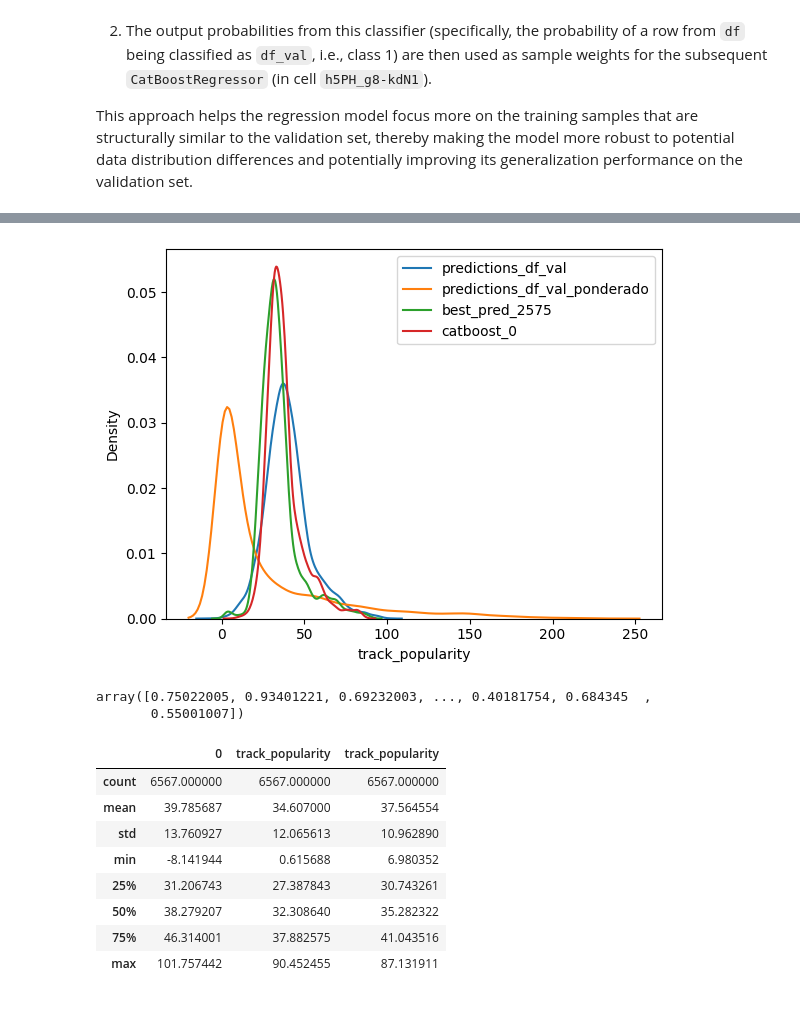
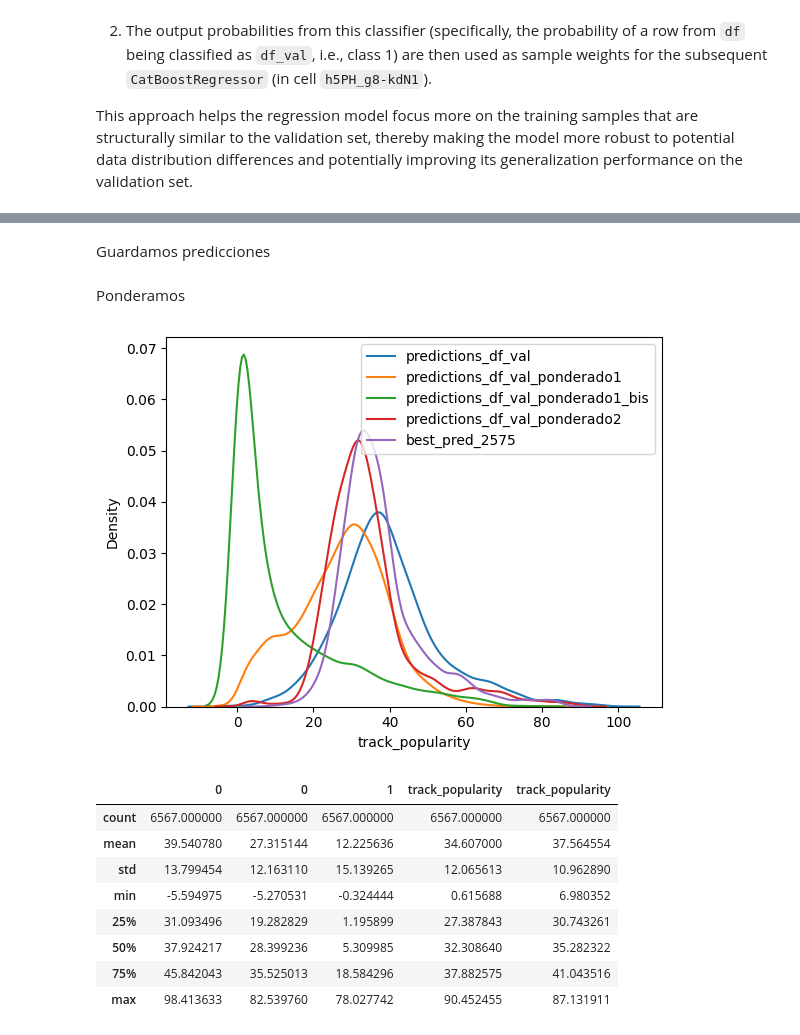
Before and after one commit to ichiP245/TP_Kaggle_Predictivo, a Jupyter notebook: Notebooks/AdversarialValidation.ipynb, the cells around one changed output, grey strips where cells are left out. Saved outputs shown, nothing was run; the diff lists cells and outputs as text; code cells hidden in the pictures.

```diff
--- a/Notebooks/AdversarialValidation.ipynb
+++ b/Notebooks/AdversarialValidation.ipynb
@@ -109,9 +109,8 @@ features_to_drop = [
     'playlist_genre', 'playlist_subgenre', 'Unnamed: 0'
 ]
 X_clf = df_combined_for_classification.drop(columns=features_to_drop, errors='ignore')
-
-# Identify categorical features for CatBoost
 categorical_features_indices = X_clf.select_dtypes(include=['object', 'category']).columns.tolist()
+X_train, X_test, y_train, y_test = train_test_split(X_clf, y_clf, test_size=0.2, random_state=42)
 
 print(f"Number of features for classification: {X_clf.shape[1]}")
 print(f"Categorical features: {categorical_features_indices}")
@@ -129,16 +128,16 @@ cat_clf = CatBoostClassifier(
 )
 
 print("Training CatBoost Classifier...")
-cat_clf.fit(X_clf, y_clf)
+cat_clf.fit(X_train, y_train)
 
 print("CatBoost Classifier trained successfully.")
 
 # You can now use cat_clf to make predictions or evaluate its performance
 # For example, to get prediction probabilities:
 # y_pred_proba = cat_clf.predict_proba(X_clf)
-# To get class predictions:
-y_pred = cat_clf.predict(X_clf)
-print(f"Classification report:\n{classification_report(y_clf, y_pred)}")
+
+y_pred = cat_clf.predict(X_test)
+print(f"Classification report:\n{classification_report(y_test, y_pred)}")
 # %% [output]
 Number of features for classification: 86
 Categorical features: ['track_artist', 'track_album_id', 'key', 'mode', 'grupo_anio', 'len_playlist_name', 'most_extreme_feature', 'tonality', 'tiene_mes_y_dia', 'mes', 'dia']
@@ -278,0 +299,2 @@ df_preds = pd.DataFrame(
+# %% [markdown]
+Guardamos predicciones
@@ -279,33 +304,47 @@ df_preds = pd.DataFrame(
+# %% [markdown]
+Ponderamos
+# %%
+df_ponderado_prob_ser_val = pd.DataFrame(
+    {'Predicciones': predictions_df_val,
+     'Prob': (cat_clf.predict_proba(X_reg_val.iloc[:len(df)])[:, 1])
+     }
+)
+
+df_ponderado_prob_NO_ser_val = pd.DataFrame(
+    {'Predicciones': predictions_df_val,
+     'Prob': (1- (cat_clf.predict_proba(X_reg_val.iloc[:len(df)])[:, 1]))
+     }
+)
 # %%
 best_pred_2575 = pd.read_csv('https://raw.githubusercontent.com/ichiP245/TP_Kaggle_Predictivo/refs/heads/main/Submissions/avg_leak_plus_track_id_2575.csv')
 catboost_0 = pd.read_csv('https://raw.githubusercontent.com/ichiP245/TP_Kaggle_Predictivo/refs/heads/main/Submissions/submission_catboost0.csv')
 
 sns.kdeplot(predictions_df_val)
-sns.kdeplot(df_preds['Predicciones']*((df_preds['Prob_ser_Kaggle']*3)))
+sns.kdeplot(df_ponderado_prob_ser_val['Predicciones']*df_ponderado_prob_ser_val['Prob'])
+# sns.kdeplot((df_ponderado_prob_ser_val['Prob']*2)*predictions_df_val)
+sns.kdeplot(df_ponderado_prob_NO_ser_val['Predicciones']*df_ponderado_prob_NO_ser_val['Prob'])
 sns.kdeplot(best_pred_2575['track_popularity'])
 sns.kdeplot(catboost_0['track_popularity'])
-plt.legend(['predictions_df_val', 'predictions_df_val_ponderado', 'best_pred_2575', 'catboost_0'])
+
+plt.legend(['predictions_df_val','predictions_df_val_ponderado1','predictions_df_val_ponderado1_bis','predictions_df_val_ponderado2', 'best_pred_2575', 'catboost_0'])
 plt.show()
 # %% [output]
-[figure, old version]
+[figure, new version]
-# %%
-1-prob_is_df_val_for_df_rows
-# %% [output]
-array([0.75022005, 0.93401221, 0.69232003, ..., 0.40181754, 0.684345  ,
-       0.55001007])
 # %%
 pd.concat([
     pd.DataFrame(predictions_df_val).describe(),
+    (df_ponderado_prob_ser_val['Predicciones']*df_ponderado_prob_ser_val['Prob']).describe(),
+    (df_ponderado_prob_NO_ser_val['Predicciones']*df_ponderado_prob_NO_ser_val['Prob']).describe(),
     best_pred_2575['track_popularity'].describe(),
     catboost_0['track_popularity'].describe()
 ], axis=1)
 # %% [output]
-|  | 0 | track_popularity | track_popularity |
-| count | 6567.000000 | 6567.000000 | 6567.000000 |
-| mean | 39.785687 | 34.607000 | 37.564554 |
-| std | 13.760927 | 12.065613 | 10.962890 |
-| min | -8.141944 | 0.615688 | 6.980352 |
-| 25% | 31.206743 | 27.387843 | 30.743261 |
-| 50% | 38.279207 | 32.308640 | 35.282322 |
-| 75% | 46.314001 | 37.882575 | 41.043516 |
-| max | 101.757442 | 90.452455 | 87.131911 |
+|  | 0 | 0 | 1 | track_popularity | track_popularity |
+| count | 6567.000000 | 6567.000000 | 6567.000000 | 6567.000000 | 6567.000000 |
+| mean | 39.540780 | 27.315144 | 12.225636 | 34.607000 | 37.564554 |
+| std | 13.799454 | 12.163110 | 15.139265 | 12.065613 | 10.962890 |
+| min | -5.594975 | -5.270531 | -0.324444 | 0.615688 | 6.980352 |
+| 25% | 31.093496 | 19.282829 | 1.195899 | 27.387843 | 30.743261 |
+| 50% | 37.924217 | 28.399236 | 5.309985 | 32.308640 | 35.282322 |
+| 75% | 45.842043 | 35.525013 | 18.584296 | 37.882575 | 41.043516 |
+| max | 98.413633 | 82.539760 | 78.027742 | 90.452455 | 87.131911 |
```
Also changed, not shown: parts of 12 cells of this notebook.
